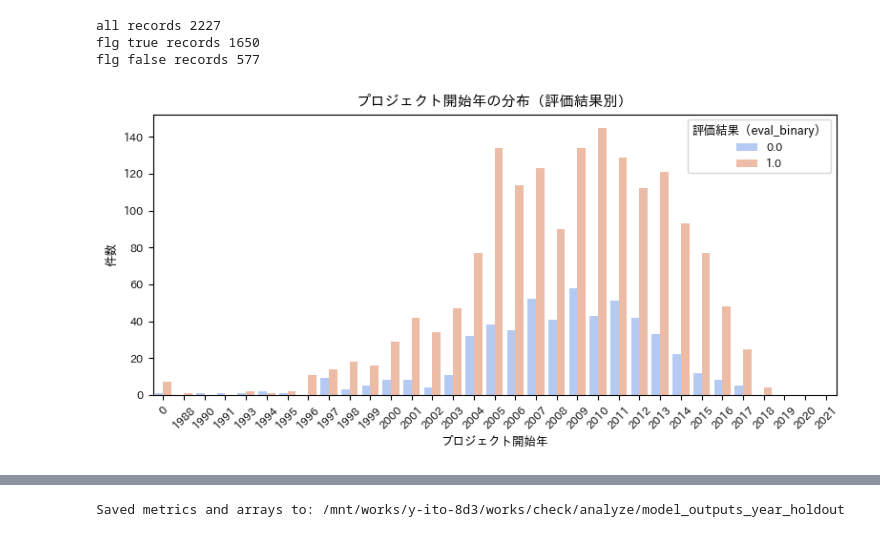
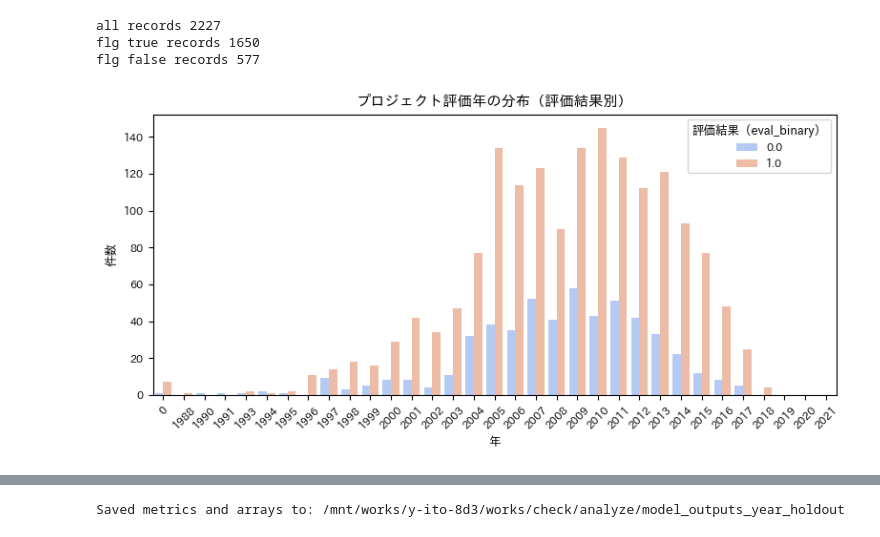
Before and after one commit to MatangoNyanya/post-project-eval, a Jupyter notebook: ml_prediction/train_lgbm.ipynb, the cells around one changed output, grey strips where cells are left out. Saved outputs shown, nothing was run; the diff lists cells and outputs as text; code cells hidden in the pictures.

```diff
--- a/ml_prediction/train_lgbm.ipynb
+++ b/ml_prediction/train_lgbm.ipynb
@@ -90,24 +91,24 @@ flg false records 577
 # %%
 import matplotlib.pyplot as plt
 import seaborn as sns
 
 plt.figure(figsize=(8, 4))
 sns.countplot(
     data=df,
     x=YEAR_COL,
     hue="eval_binary",
     palette="coolwarm"
 )
-plt.title("プロジェクト開始年の分布（評価結果別）", fontsize=11)  # タイトル小さく
-plt.xlabel("プロジェクト開始年", fontsize=9)                     # 軸ラベル小さく
+plt.title("プロジェクト評価年の分布（評価結果別）", fontsize=11)  # タイトル小さく
+plt.xlabel("年", fontsize=9)                     # 軸ラベル小さく
 plt.ylabel("件数", fontsize=9)
 plt.xticks(rotation=45, fontsize=8)                              # x軸目盛りの文字サイズ
 plt.yticks(fontsize=8)                                           # y軸目盛りの文字サイズ
 plt.legend(title="評価結果（eval_binary）", fontsize=8, title_fontsize=9)
 plt.tight_layout()
 plt.show()
 # %% [output]
-[figure, old version]
+[figure, new version]
 # %%
 # 利用するテキストの特徴量を生成
 df['description'] = df['background']+df['description']
```
Also changed, not shown: parts of 7 cells of this notebook.
